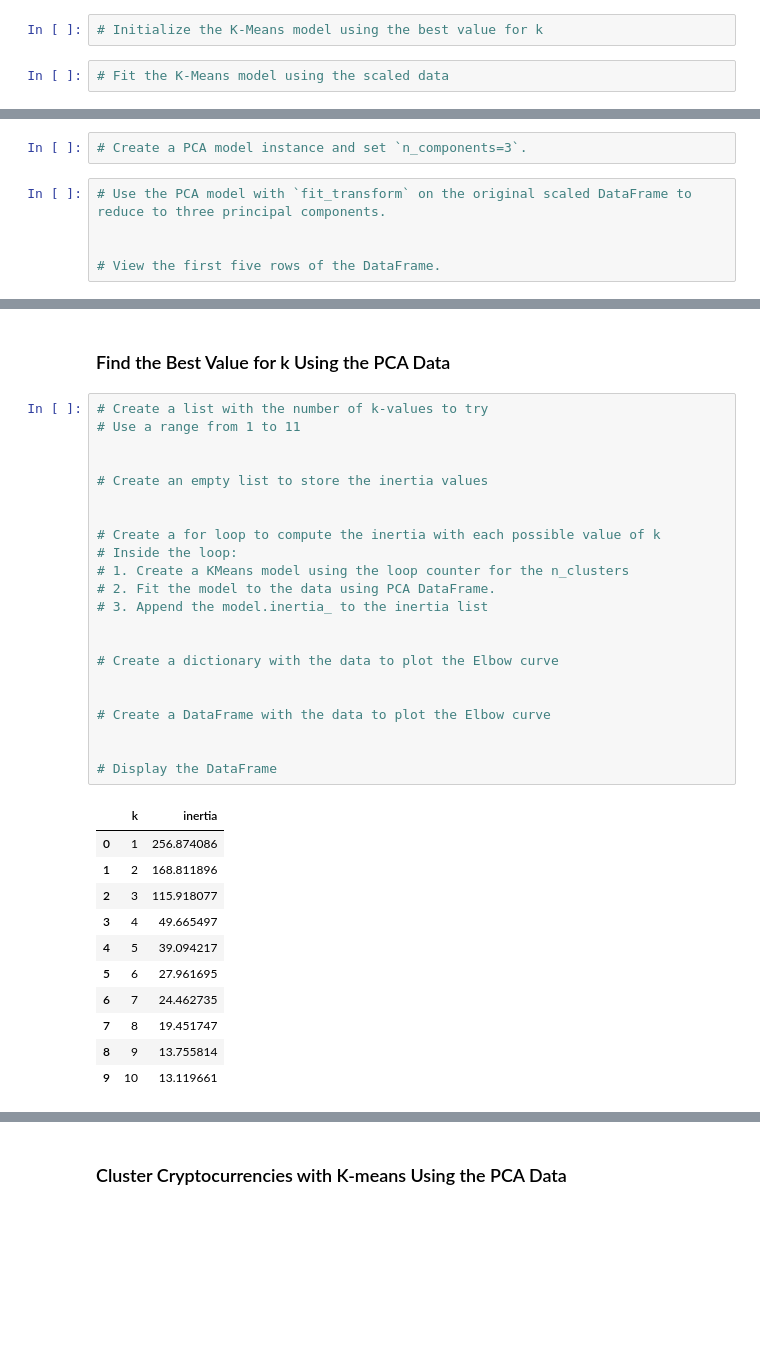
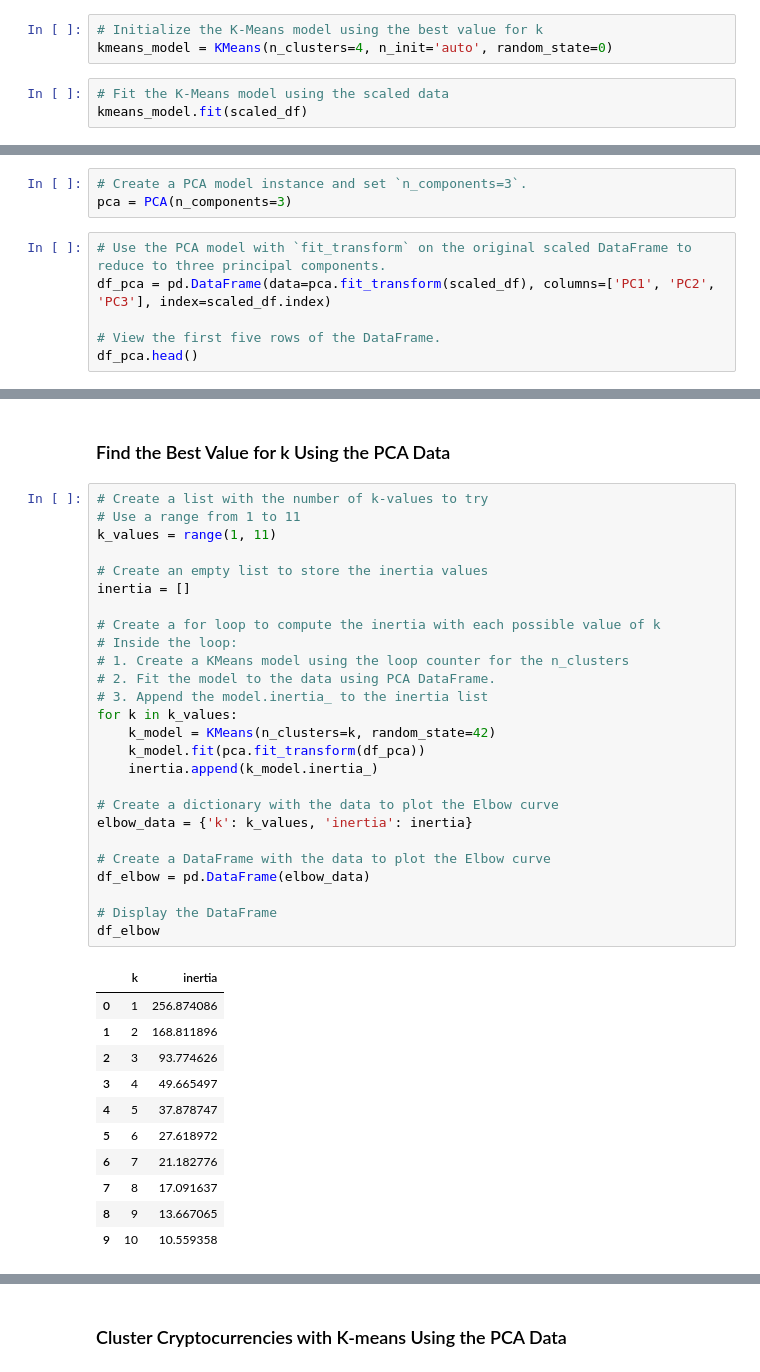
Before and after one commit to Sezeri/CryptoClustering-, a Jupyter notebook: Crypto_Clustering.ipynb, the cells around one changed output, grey strips where cells are left out. Drawn from its saved outputs; the diff is of its cells as text; blank space fills up the shorter version.

```diff
--- a/Crypto_Clustering.ipynb
+++ b/Crypto_Clustering.ipynb
@@ -159,5 +188,7 @@ plt.grid(True)
 ### Cluster Cryptocurrencies with K-means Using the Original Scaled Data.
 # %%
 # Initialize the K-Means model using the best value for k
+kmeans_model = KMeans(n_clusters=4, n_init='auto', random_state=0)
 # %%
 # Fit the K-Means model using the scaled data
+kmeans_model.fit(scaled_df)
@@ -189,9 +245,11 @@ plt.grid(True)
 ### Optimize Clusters with Principal Component Analysis.
 # %%
 # Create a PCA model instance and set `n_components=3`.
+pca = PCA(n_components=3)
 # %%
 # Use the PCA model with `fit_transform` on the original scaled DataFrame to reduce to three principal components.
-
+df_pca = pd.DataFrame(data=pca.fit_transform(scaled_df), columns=['PC1', 'PC2', 'PC3'], index=scaled_df.index)
 
 # View the first five rows of the DataFrame.
+df_pca.head()
 # %% [output]
@@ -242,37 +296,41 @@ array([0.3719856 , 0.34700813, 0.17603793])
 # %%
 # Create a list with the number of k-values to try
 # Use a range from 1 to 11
-
+k_values = range(1, 11)
 
 # Create an empty list to store the inertia values
-
+inertia = []
 
 # Create a for loop to compute the inertia with each possible value of k
 # Inside the loop:
 # 1. Create a KMeans model using the loop counter for the n_clusters
 # 2. Fit the model to the data using PCA DataFrame.
 # 3. Append the model.inertia_ to the inertia list
-
+for k in k_values:
+    k_model = KMeans(n_clusters=k, random_state=42)
+    k_model.fit(pca.fit_transform(df_pca))
+    inertia.append(k_model.inertia_)
 
 # Create a dictionary with the data to plot the Elbow curve
-
+elbow_data = {'k': k_values, 'inertia': inertia}
 
 # Create a DataFrame with the data to plot the Elbow curve
-
+df_elbow = pd.DataFrame(elbow_data)
 
 # Display the DataFrame
+df_elbow
 # %% [output]
 |  | k | inertia |
 | 0 | 1 | 256.874086 |
 | 1 | 2 | 168.811896 |
-| 2 | 3 | 115.918077 |
+| 2 | 3 | 93.774626 |
 | 3 | 4 | 49.665497 |
-| 4 | 5 | 39.094217 |
-| 5 | 6 | 27.961695 |
-| 6 | 7 | 24.462735 |
-| 7 | 8 | 19.451747 |
-| 8 | 9 | 13.755814 |
-| 9 | 10 | 13.119661 |
+| 4 | 5 | 37.878747 |
+| 5 | 6 | 27.618972 |
+| 6 | 7 | 21.182776 |
+| 7 | 8 | 17.091637 |
+| 8 | 9 | 13.667065 |
+| 9 | 10 | 10.559358 |
 # %%
 # Plot a line chart with all the inertia values computed with
 # the different values of k to visually identify the optimal value for k.
```
Also changed, not shown: parts of 23 cells of this notebook.
